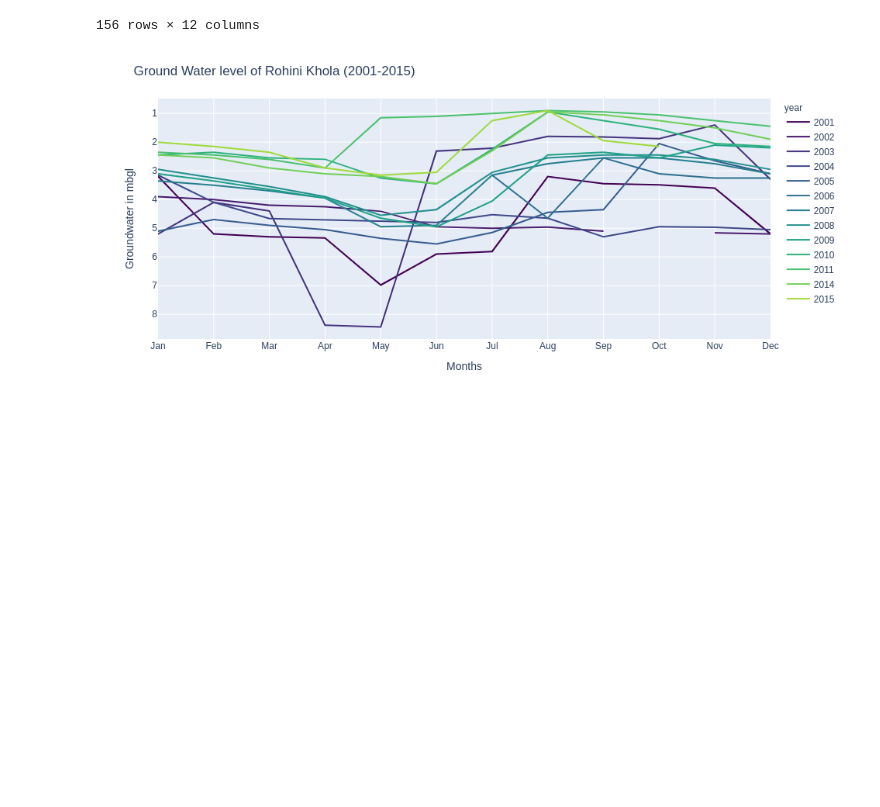
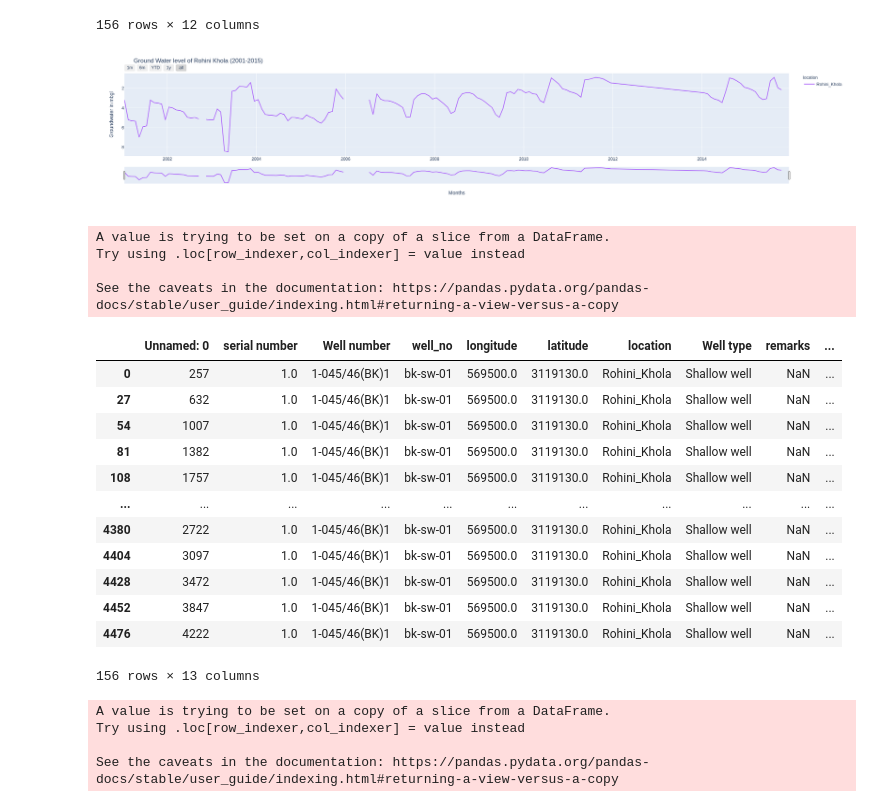
Before and after one commit to Saralkarki/groundwater_monitoring, a Jupyter notebook: LineGraphExplore.ipynb, the cells around one changed output. Cells and saved outputs as stored; diff of their text form; code cells hidden in the pictures; blank space fills up the shorter version.

Commit message:
initial revisions, language, historical graphs

```diff
--- a/LineGraphExplore.ipynb
+++ b/LineGraphExplore.ipynb
@@ -431,27 +462,84 @@ data
 # %%
         # title =  title_wells[wells[0]]
 
 x = ["#440154" ,"#481B6D" ,"#46337E", "#3F4889" ,"#365C8D", "#2E6E8E", "#277F8E",
              "#21908C", "#1FA187", "#2DB27D", "#4AC16D", "#71CF57", "#9FDA3A", "#CFE11C", "#FDE725"]
 
 colors = {}
 years_in_cols = data['year'].unique().tolist()
 for i in range(len(years_in_cols)):
     colors = {i: j for i,j in zip(years_in_cols, x)}
             # print(colors)
-fig = px.line(data, x= 'month',y = 'value', color = 'year', color_discrete_map= colors)
+fig = px.line(data, x= 'Date',y = 'value', color = 'location', color_discrete_map= colors)
 
             # for d in fig['data']:
             #     print(d)
             #     d['line']['color']='grey'
             # fig = go.Figure(data=go.Scatter(x=data["month"], y=data['value'], color = data['year']),
             # layout = go.Layout(margin = {'l':0, 't': 25, 'r' : 0, 'l' : 0}))
 fig.update_layout(title=f'Ground Water level of {title} (2001-2015)',
                    xaxis_title='Months',
                    yaxis_title='Groundwater in mbgl',
                    yaxis_range=[-1,10]),
 
 fig.update_yaxes(autorange="reversed")
+fig.update_layout(
+    xaxis=dict(
+        rangeselector=dict(
+            buttons=list([
+                dict(count=1,
+                     label="1m",
+                     step="month",
+                     stepmode="backward"),
+                dict(count=6,
+                     label="6m",
+                     step="month",
+                     stepmode="backward"),
+                dict(count=1,
+                     label="YTD",
+                     step="year",
+                     stepmode="todate"),
+                dict(count=1,
+                     label="1y",
+                     step="year",
+                     stepmode="backward"),
+                dict(step="all")
+            ])
+        ),
+        rangeslider=dict(
+            visible=True
+        ),
+        type="date"
+    )
+)
 fig.show()
 # %% [output]
-[figure, old version]
+[figure, new version]
+# %%
+data["monthNum"] = pd.to_datetime(data.month, format='%b', errors='coerce').dt.month
+data
+# %% [output]
+A value is trying to be set on a copy of a slice from a DataFrame.
+Try using .loc[row_indexer,col_indexer] = value instead
+
+See the caveats in the documentation: https://pandas.pydata.org/pandas-docs/stable/user_guide/indexing.html#returning-a-view-versus-a-copy
+|  | Unnamed: 0 | serial number | Well number | well_no | longitude | latitude | location | Well type | remarks | ... |
+| 0 | 257 | 1.0 | 1-045/46(BK)1 | bk-sw-01 | 569500.0 | 3119130.0 | Rohini_Khola | Shallow well | NaN | ... |
+| 27 | 632 | 1.0 | 1-045/46(BK)1 | bk-sw-01 | 569500.0 | 3119130.0 | Rohini_Khola | Shallow well | NaN | ... |
+| 54 | 1007 | 1.0 | 1-045/46(BK)1 | bk-sw-01 | 569500.0 | 3119130.0 | Rohini_Khola | Shallow well | NaN | ... |
+| 81 | 1382 | 1.0 | 1-045/46(BK)1 | bk-sw-01 | 569500.0 | 3119130.0 | Rohini_Khola | Shallow well | NaN | ... |
+| 108 | 1757 | 1.0 | 1-045/46(BK)1 | bk-sw-01 | 569500.0 | 3119130.0 | Rohini_Khola | Shallow well | NaN | ... |
+| ... | ... | ... | ... | ... | ... | ... | ... | ... | ... | ... |
+| 4380 | 2722 | 1.0 | 1-045/46(BK)1 | bk-sw-01 | 569500.0 | 3119130.0 | Rohini_Khola | Shallow well | NaN | ... |
+| 4404 | 3097 | 1.0 | 1-045/46(BK)1 | bk-sw-01 | 569500.0 | 3119130.0 | Rohini_Khola | Shallow well | NaN | ... |
+| 4428 | 3472 | 1.0 | 1-045/46(BK)1 | bk-sw-01 | 569500.0 | 3119130.0 | Rohini_Khola | Shallow well | NaN | ... |
+| 4452 | 3847 | 1.0 | 1-045/46(BK)1 | bk-sw-01 | 569500.0 | 3119130.0 | Rohini_Khola | Shallow well | NaN | ... |
+| 4476 | 4222 | 1.0 | 1-045/46(BK)1 | bk-sw-01 | 569500.0 | 3119130.0 | Rohini_Khola | Shallow well | NaN | ... |
+156 rows × 13 columns
+# %%
+data["Date"]=data["year"].astype(str)+"-"+data["monthNum"].astype(str)+"-15"
+# %% [output]
+A value is trying to be set on a copy of a slice from a DataFrame.
+Try using .loc[row_indexer,col_indexer] = value instead
+
+See the caveats in the documentation: https://pandas.pydata.org/pandas-docs/stable/user_guide/indexing.html#returning-a-view-versus-a-copy
```
Also changed, not shown: parts of 9 cells of this notebook, 7 other files.
